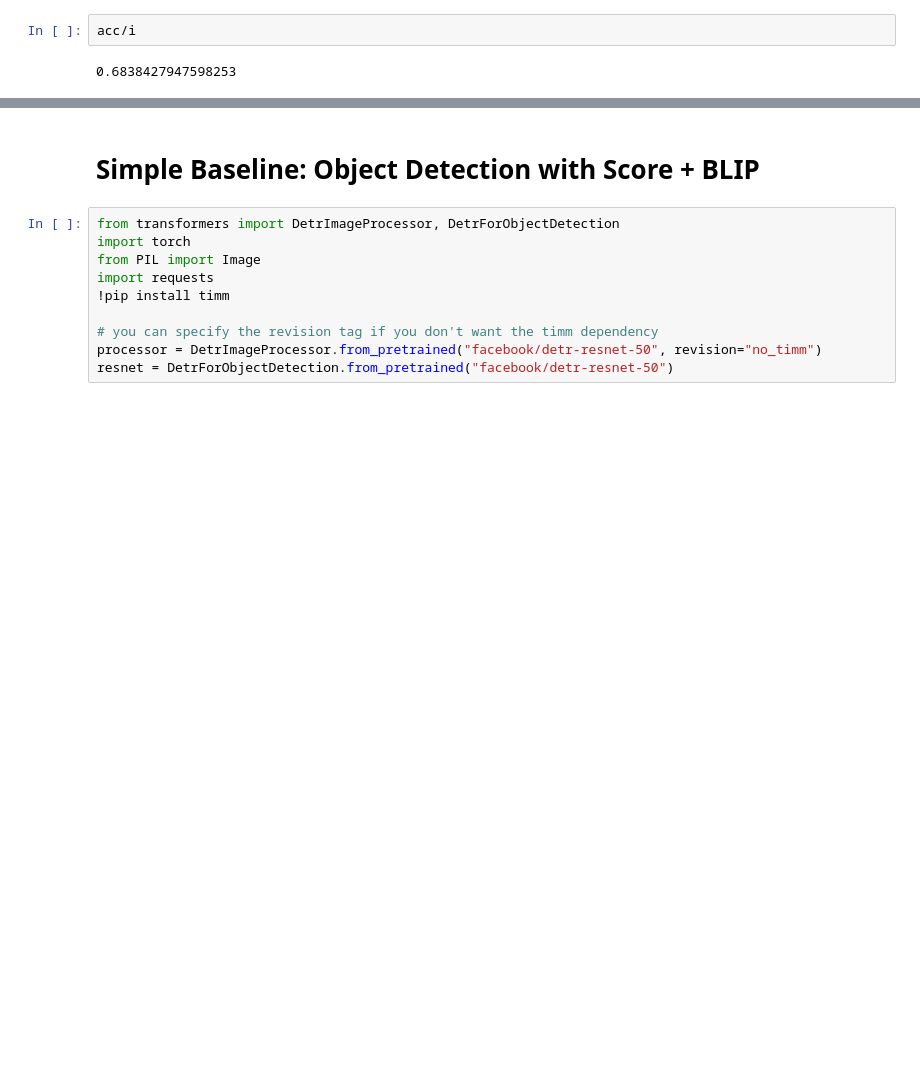
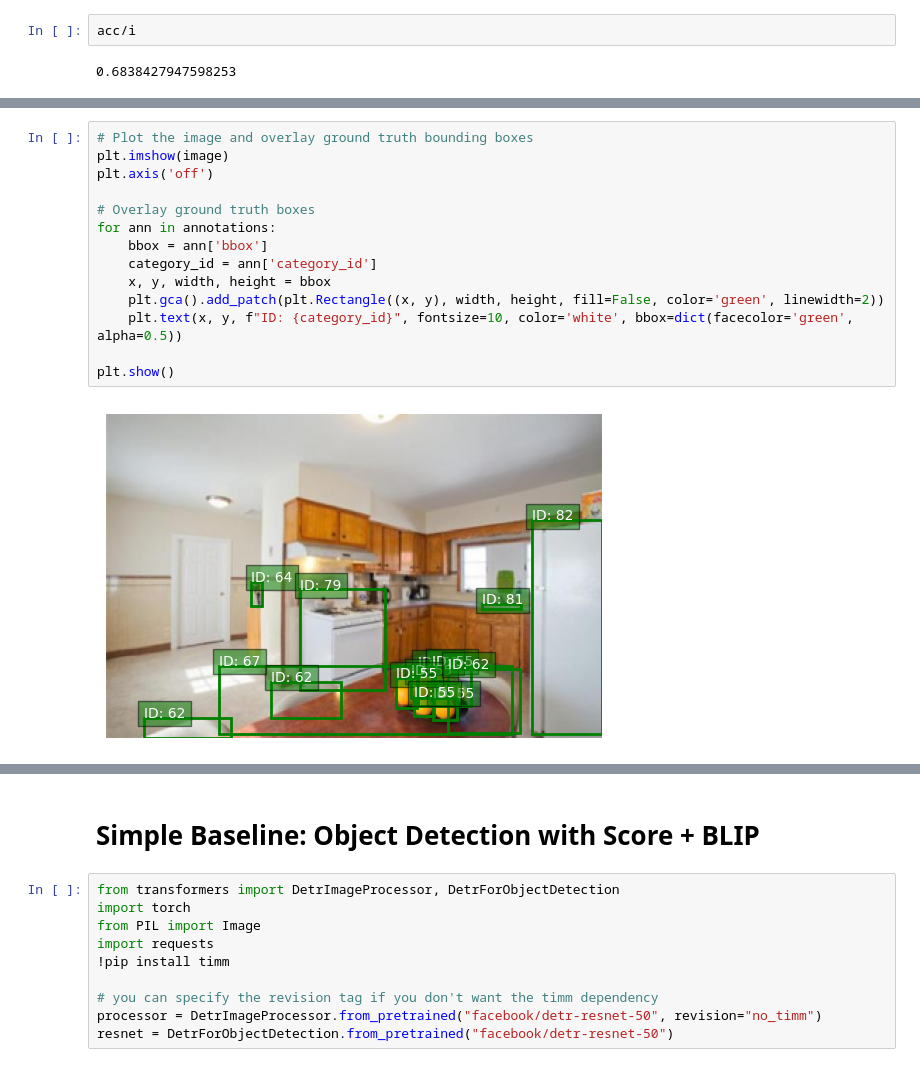
Before and after one commit to zianpan/11777-nxt, a Jupyter notebook: baseline/BLIP/baselines.ipynb, the cells around one changed output, grey strips where cells are left out. Cells and saved outputs as stored; diff of their text form; blank space fills up the shorter version.

```diff
--- a/baseline/BLIP/baselines.ipynb
+++ b/baseline/BLIP/baselines.ipynb
@@ -156,0 +553,16 @@ acc/i
+# %%
+# Plot the image and overlay ground truth bounding boxes
+plt.imshow(image)
+plt.axis('off')
+
+# Overlay ground truth boxes
+for ann in annotations:
+    bbox = ann['bbox']
+    category_id = ann['category_id']
+    x, y, width, height = bbox
+    plt.gca().add_patch(plt.Rectangle((x, y), width, height, fill=False, color='green', linewidth=2))
+    plt.text(x, y, f"ID: {category_id}", fontsize=10, color='white', bbox=dict(facecolor='green', alpha=0.5))
+
+plt.show()
+# %% [output]
+[figure, added]
```
Also changed, not shown: parts of 21 cells of this notebook.
